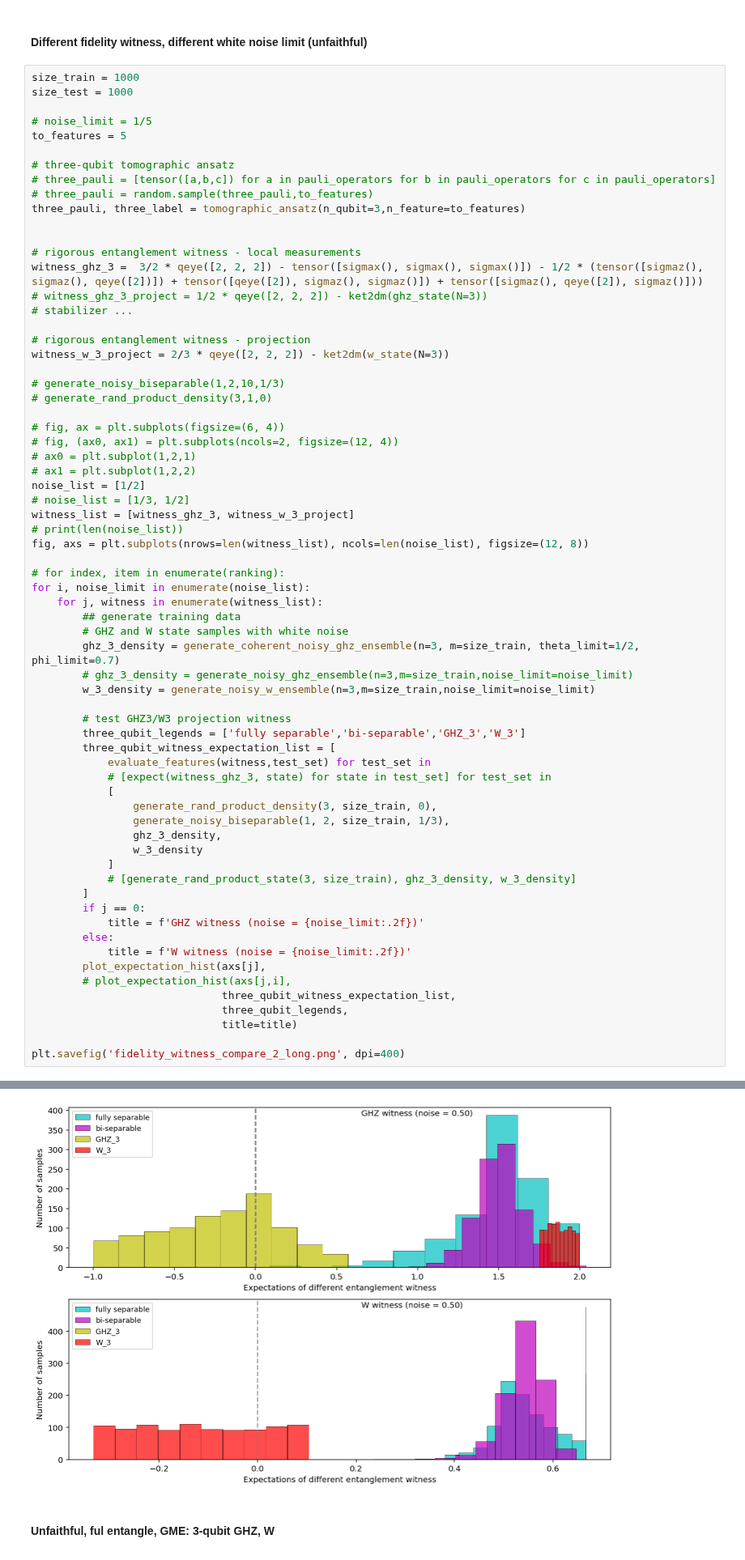
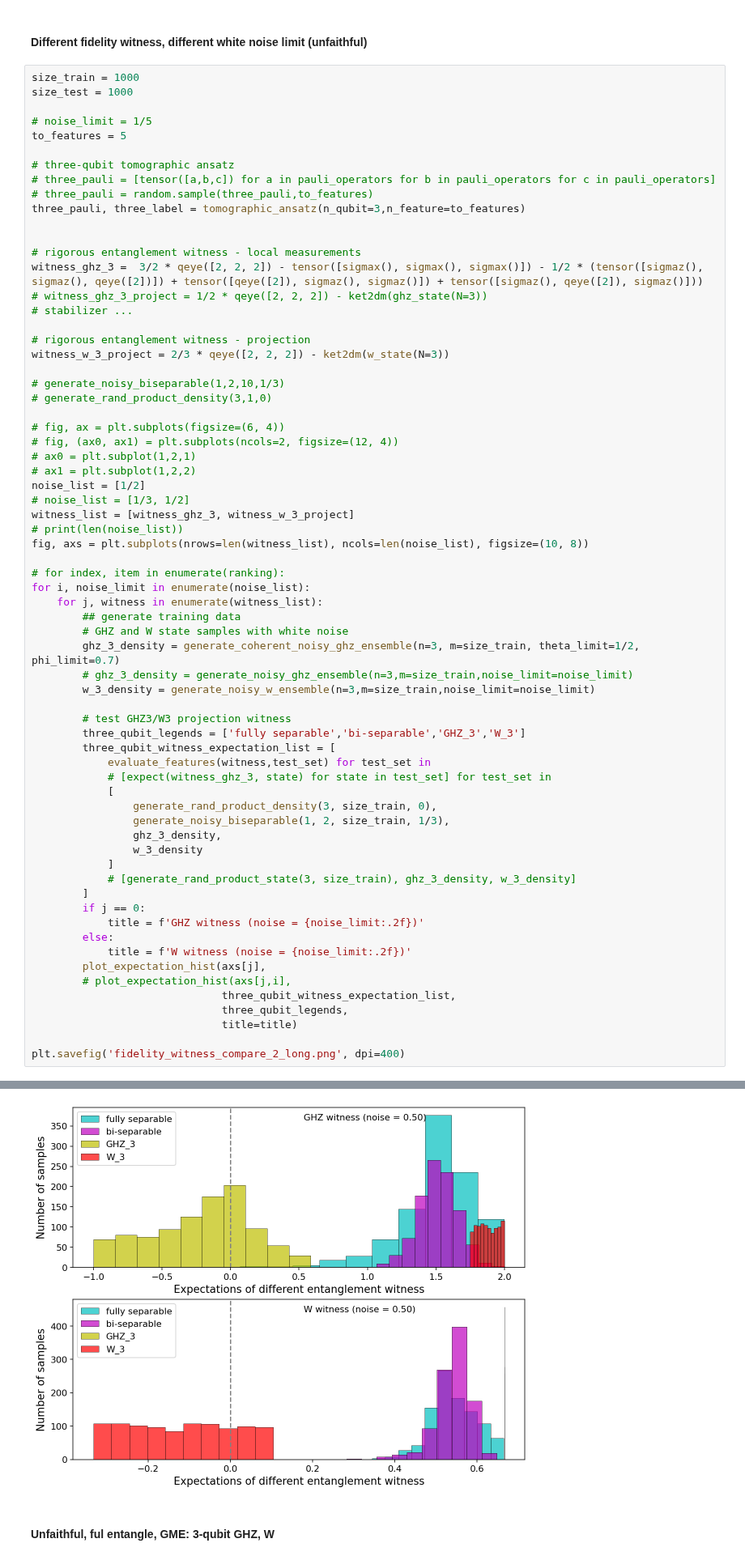
Before and after one commit to Jue-Xu/Entanglement-Witness, a Jupyter notebook: Code/entangle_detection.ipynb, the cells around one changed output, grey strips where cells are left out. Shown at 81% size. Cells and saved outputs as stored; diff of their text form.

Commit message:
update figure (font size)

```diff
--- a/Code/entangle_detection.ipynb
+++ b/Code/entangle_detection.ipynb
@@ -308,7 +317,7 @@ noise_list = [1/2]
 # noise_list = [1/3, 1/2]
 witness_list = [witness_ghz_3, witness_w_3_project]
 # print(len(noise_list))
-fig, axs = plt.subplots(nrows=len(witness_list), ncols=len(noise_list), figsize=(12, 8))
+fig, axs = plt.subplots(nrows=len(witness_list), ncols=len(noise_list), figsize=(10, 8))
 
 # for index, item in enumerate(ranking):
 for i, noise_limit in enumerate(noise_list):
@@ -321,34 +330,34 @@ for i, noise_limit in enumerate(noise_list):
 
         # test GHZ3/W3 projection witness
         three_qubit_legends = ['fully separable','bi-separable','GHZ_3','W_3']
         three_qubit_witness_expectation_list = [
             evaluate_features(witness,test_set) for test_set in
             # [expect(witness_ghz_3, state) for state in test_set] for test_set in
             [
                 generate_rand_product_density(3, size_train, 0),
                 generate_noisy_biseparable(1, 2, size_train, 1/3),
                 ghz_3_density,
                 w_3_density
             ]
             # [generate_rand_product_state(3, size_train), ghz_3_density, w_3_density]
         ]
         if j == 0:
             title = f'GHZ witness (noise = {noise_limit:.2f})'
         else:
             title = f'W witness (noise = {noise_limit:.2f})'
         plot_expectation_hist(axs[j],
         # plot_expectation_hist(axs[j,i],
                               three_qubit_witness_expectation_list,
                               three_qubit_legends,
                               title=title)
 
 plt.savefig('fidelity_witness_compare_2_long.png', dpi=400)
 # %% [output]
 generate_coherent_noisy_ghz_ensemble: n = 3, m = 1000, theta_limit = 0.50*pi, phi_limit = 0.70*pi
 generate_rand_product_density: 3 qubits, 1000 samples
 generate_coherent_noisy_ghz_ensemble: n = 3, m = 1000, theta_limit = 0.50*pi, phi_limit = 0.70*pi
 generate_rand_product_density: 3 qubits, 1000 samples
-[figure, old version]
+[figure, new version]
 # %% [markdown]
 #### Unfaithful, ful entangle, GME: 3-qubit GHZ, W
 # %%
```
Also changed, not shown: parts of 7 cells of this notebook, 13 other files.
